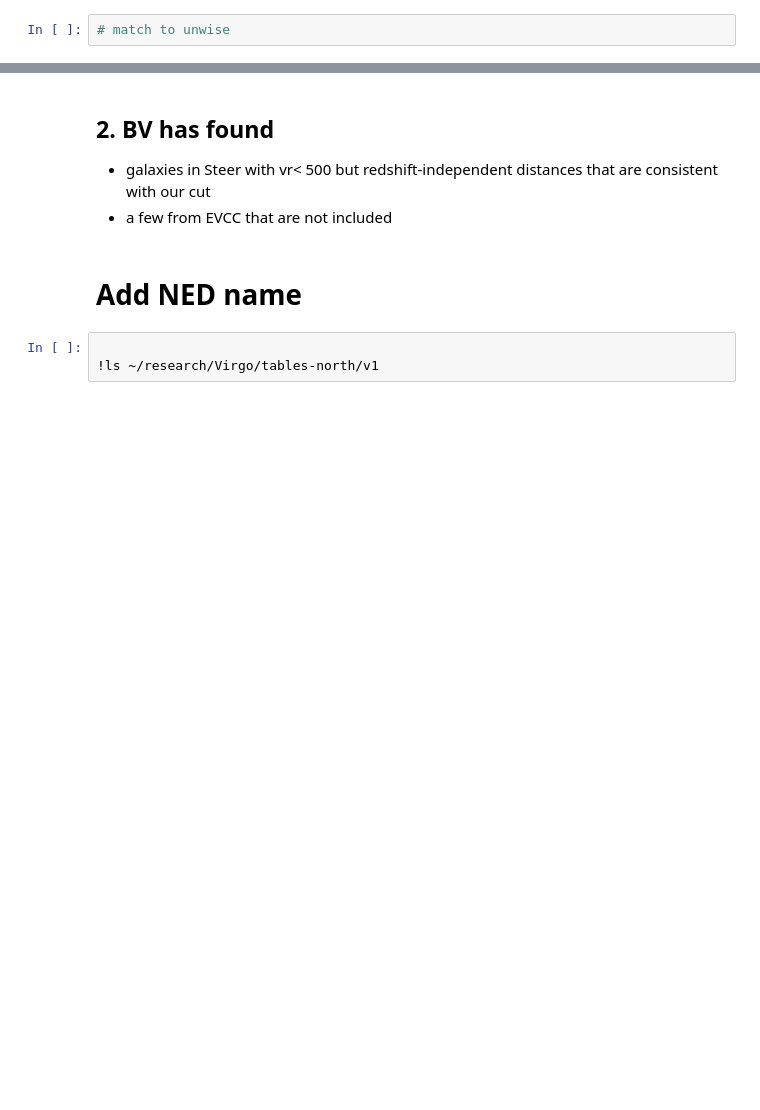
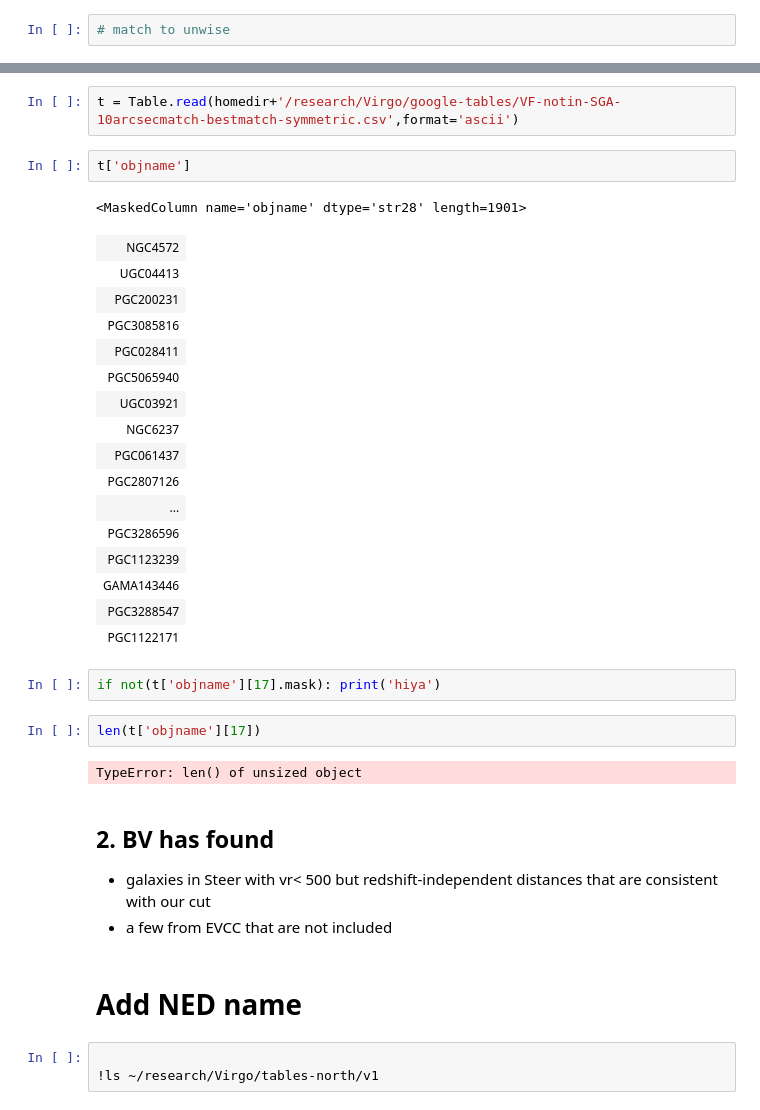
Before and after one commit to rfinn/Virgo, a Jupyter notebook: notebooks/making_tables_v1.ipynb, the cells around one changed output, grey strips where cells are left out. Saved outputs shown, nothing was run; the diff lists cells and outputs as text; blank space fills up the shorter version.

Commit message:
making version 1 of tables

```diff
--- a/notebooks/making_tables_v1.ipynb
+++ b/notebooks/making_tables_v1.ipynb
@@ -230,3 +354,31 @@ os.chdir('/home/rfinn/research/Virgo/supersample/')
+# %%
+t = Table.read(homedir+'/research/Virgo/google-tables/VF-notin-SGA-10arcsecmatch-bestmatch-symmetric.csv',format='ascii')
+# %%
+t['objname']
+# %% [output]
+<MaskedColumn name='objname' dtype='str28' length=1901>
+| NGC4572 |
+| UGC04413 |
+| PGC200231 |
+| PGC3085816 |
+| PGC028411 |
+| PGC5065940 |
+| UGC03921 |
+| NGC6237 |
+| PGC061437 |
+| PGC2807126 |
+| ... |
+| PGC3286596 |
+| PGC1123239 |
+| GAMA143446 |
+| PGC3288547 |
+| PGC1122171 |
+# %%
+if not(t['objname'][17].mask): print('hiya')
+# %%
+len(t['objname'][17])
+# %% [output]
+TypeError: len() of unsized object
 # %% [markdown]
 ## 2.  BV has found ##
 
```
Also changed, not shown: parts of 16 cells of this notebook, 3 other files.
